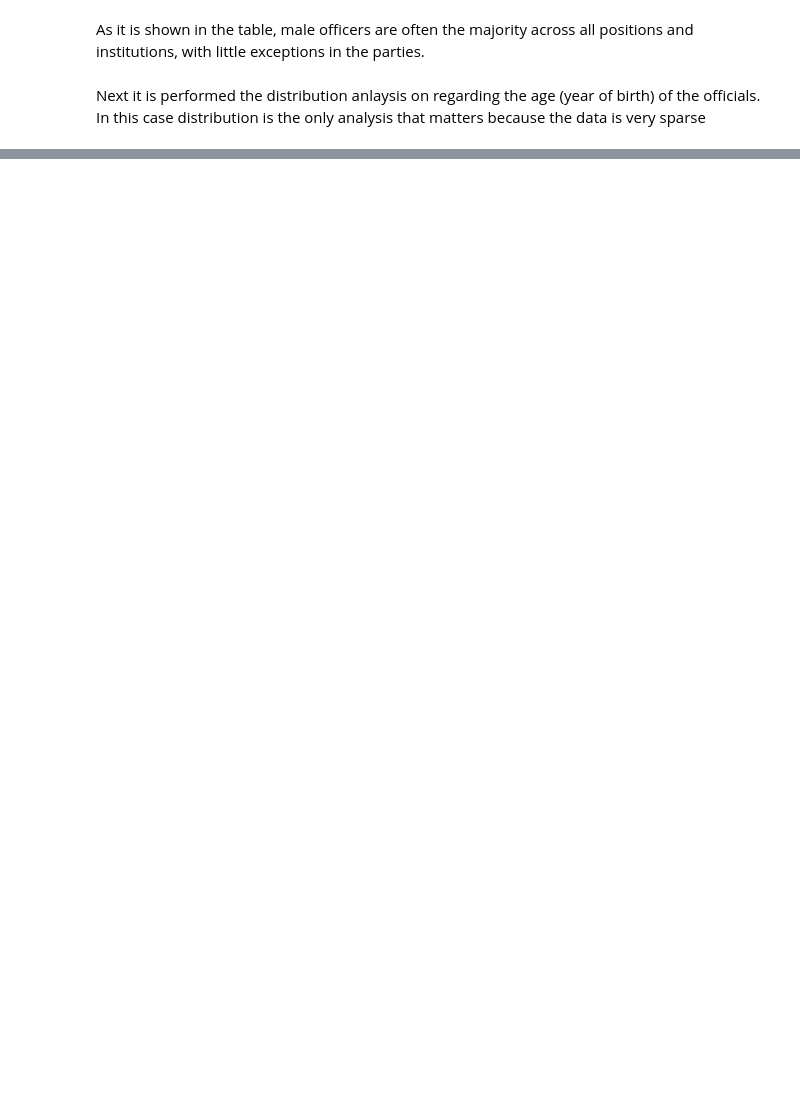
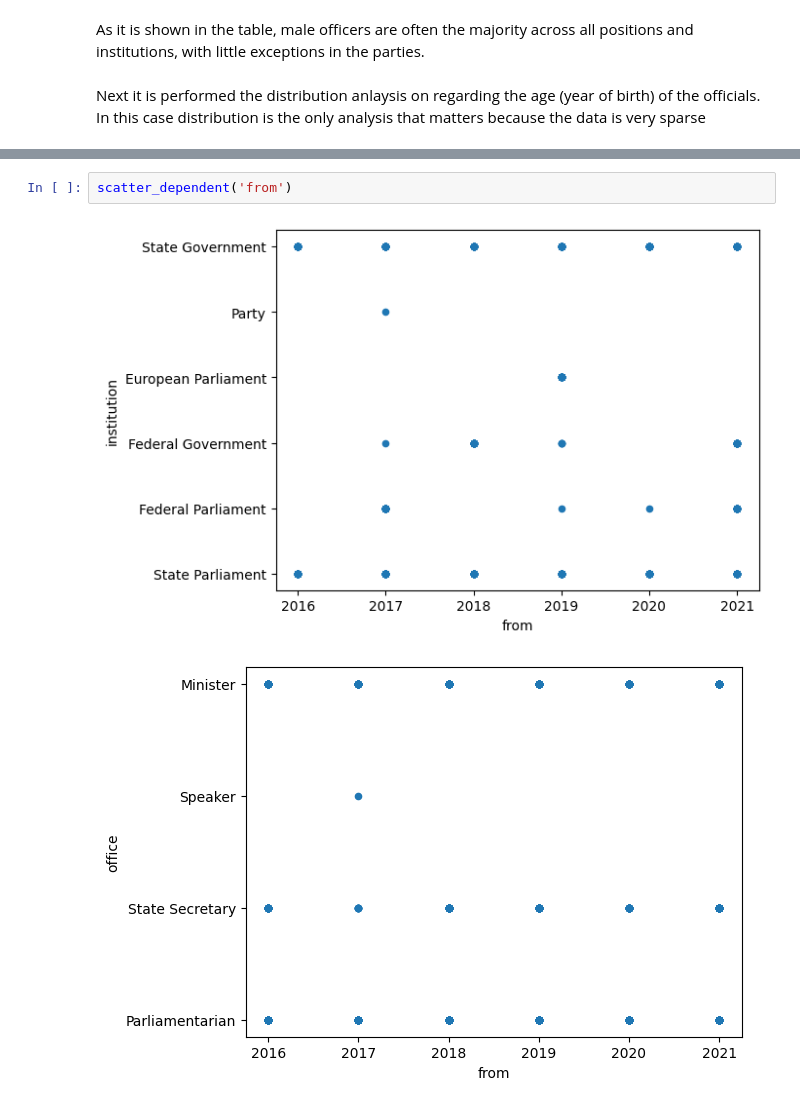
Before and after one commit to AlbertoRomanRamosRodriguez/proyecto-final-adpy, a Jupyter notebook: exploration.ipynb, the cells around one changed output, grey strips where cells are left out. Cells and saved outputs as stored; diff of their text form; blank space fills up the shorter version.

```diff
--- a/exploration.ipynb
+++ b/exploration.ipynb
@@ -162,0 +167,5 @@ scatter_dependent('year_of_birth')
+# %%
+scatter_dependent('from')
+# %% [output]
+[figure, added]
+[figure, added]
```
Also changed, not shown: parts of 10 cells of this notebook.
